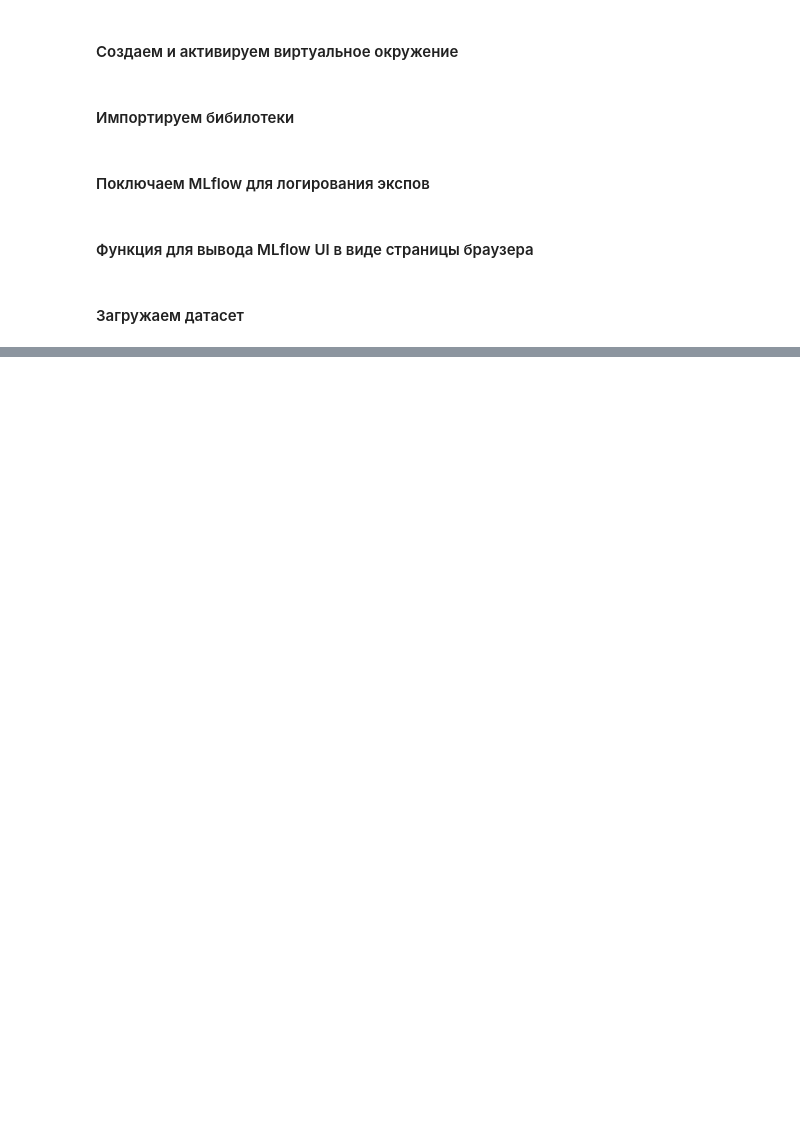
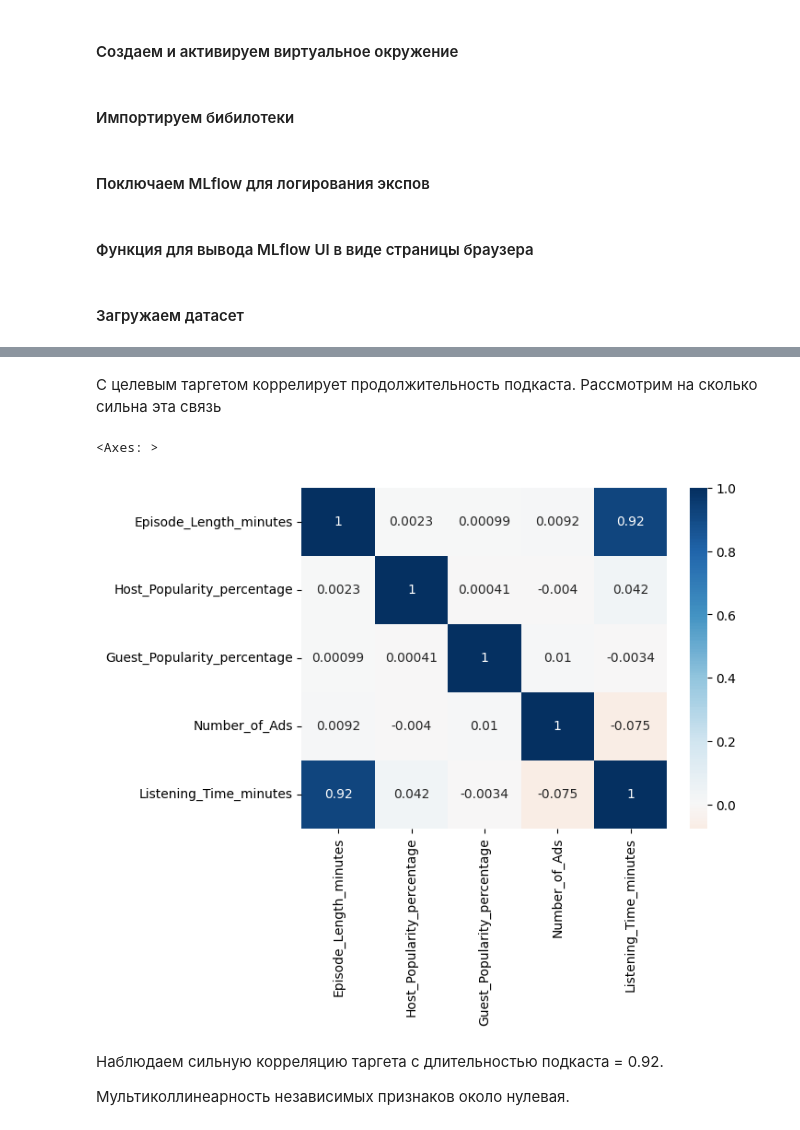
Before and after one commit to Poltava49/ML-practice, a Jupyter notebook: Linear_regression/tastk_podcast_regression.ipynb, the cells around one changed output, grey strips where cells are left out. Drawn from its saved outputs; the diff is of its cells as text; code cells hidden in the pictures; blank space fills up the shorter version.

```diff
--- a/Linear_regression/tastk_podcast_regression.ipynb
+++ b/Linear_regression/tastk_podcast_regression.ipynb
@@ -85,0 +220,13 @@ branch 'main' set up to track 'origin/main'.
+# %% [markdown]
+С целевым таргетом коррелирует продолжительность подкаста. Рассмотрим на сколько сильна эта связь
+# %%
+#Строим корреляционную темпловую карту
+
+sns.heatmap(data=df[numeric_features_columns].corr(method='spearman'), annot=True, cmap='RdBu', center=0)
+# %% [output]
+<Axes: >
+[figure, added]
+# %% [markdown]
+Наблюдаем сильную корреляцию таргета с длительностью подкаста = 0.92.
+
+Мультиколлинеарность независимых признаков около нулевая.
```
Also changed, not shown: parts of 15 cells of this notebook.
